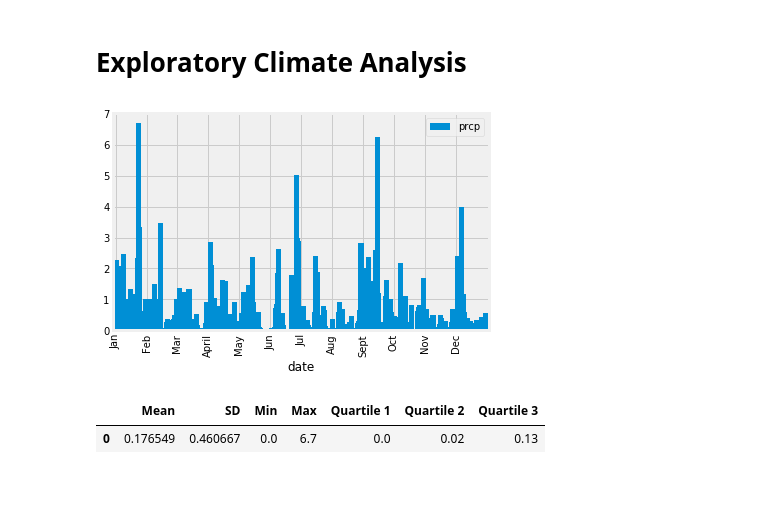
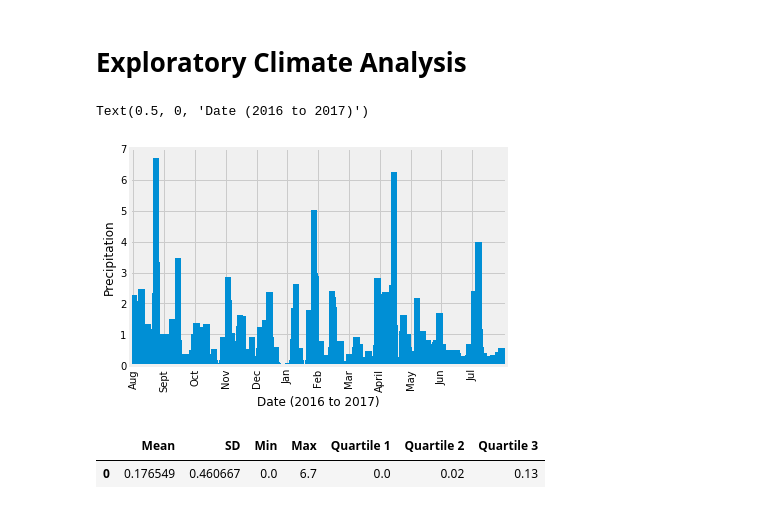
Before and after one commit to KathrynPanger/weather-report, a Jupyter notebook: climate_starter.ipynb, the cells around one changed output. Drawn from its saved outputs; the diff is of its cells as text; code cells hidden in the pictures.

```diff
--- a/climate_starter.ipynb
+++ b/climate_starter.ipynb
@@ -62,42 +49,34 @@ measurement_data = pd.read_sql("SELECT * FROM measurement", conn)
 # %%
 # Design a query to retrieve the last 12 months of precipitation data and plot the results
 
 #--- get the dates
 datelist=session.query(measurement.date).\
     order_by(measurement.date).all()
 
 #--------recent
 lastdate=(max(datelist))[0]
 
 #--------12 months beforehand
 timeobject=datetime.strptime(lastdate, '%Y-%m-%d')
 firstdate_obj=(timeobject-timedelta(days=365))
 firstdate=str(firstdate_obj).split(" ")[0]
 
 #---get data from those dates
 data=session.query(measurement.date, measurement.prcp).\
     filter(func.strftime("%Y-%m-%d", measurement.date) > firstdate,func.strftime("%Y-%m-%d", measurement.date) < lastdate ).all()
 rain_data_noin = pd.DataFrame(data)
 rain_data = pd.DataFrame(data).set_index("date")
 sorted_df=rain_data.sort_values(by=['date'])
 
 
 # Use Pandas Plotting with Matplotlib to plot the data
-#x_values=(1,2,3,4,5,6,7,8,9,10,11,12)
-x_labels=("Jan","Feb","Mar","April","May","Jun","Jul", "Aug", "Sept", "Oct", "Nov", "Dec") #this is where the change should be made
-ticks=np.arange(2219)
-plot=sorted_df.plot(kind="bar", width=30)
+x_labels=("Aug","Sept","Oct","Nov","Dec","Jan","Feb", "Mar", "April", "May", "Jun", "Jul")
+ticks=np.arange(len(sorted_df))
+plot=sorted_df.plot(kind="bar", width=40, legend=False)
 plot.locator_params(axis='x', nbins=12)
-plot.set_xticklabels(x_labels, rotation=90) #This is where the change should be made
-#plot.xticks(label)
-#plt.xticks(ticks, x_labels, rotation='vertical')
-#plot.set_xticklabels(np.arange(sorted_df["date"]))
-plt.show()
-#xpos=np.arange(len(sorted_df))
-#tick_locations=[value for value in xpos2]
-#plt.bar(xpos, sorted_df["prcp"], color='r', alpha=0.5, align="center")
-
-#NOTE: before turning this in, replace the months with the actual dates by selecting 12 evenly spaced dates from the dataframe if possible. First and last date are given.
-#also label y value
+plot.set_xticklabels(x_labels, rotation=90)
+plt.ylabel("Precipitation")
+plt.xlabel("Date (2016 to 2017)")
 # %% [output]
+Text(0.5, 0, 'Date (2016 to 2017)')
-[figure, old version]
+[figure, new version]
```
Also changed, not shown: parts of 24 cells of this notebook, 1 other file.
